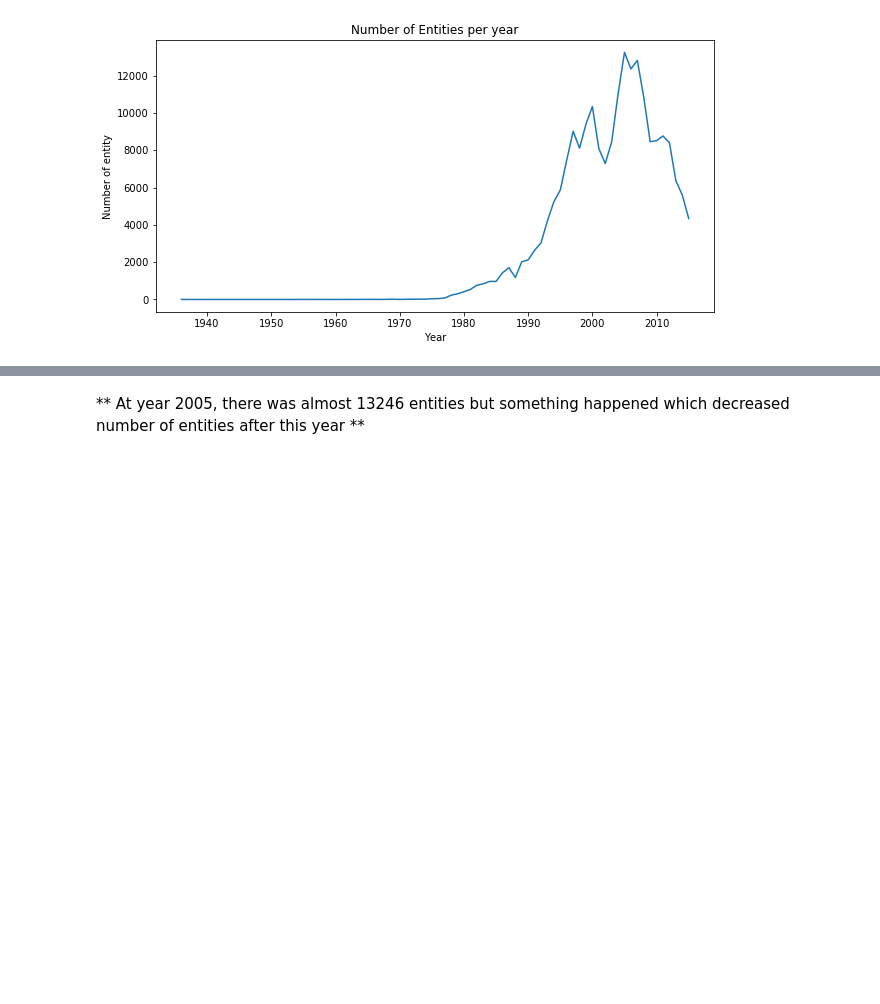
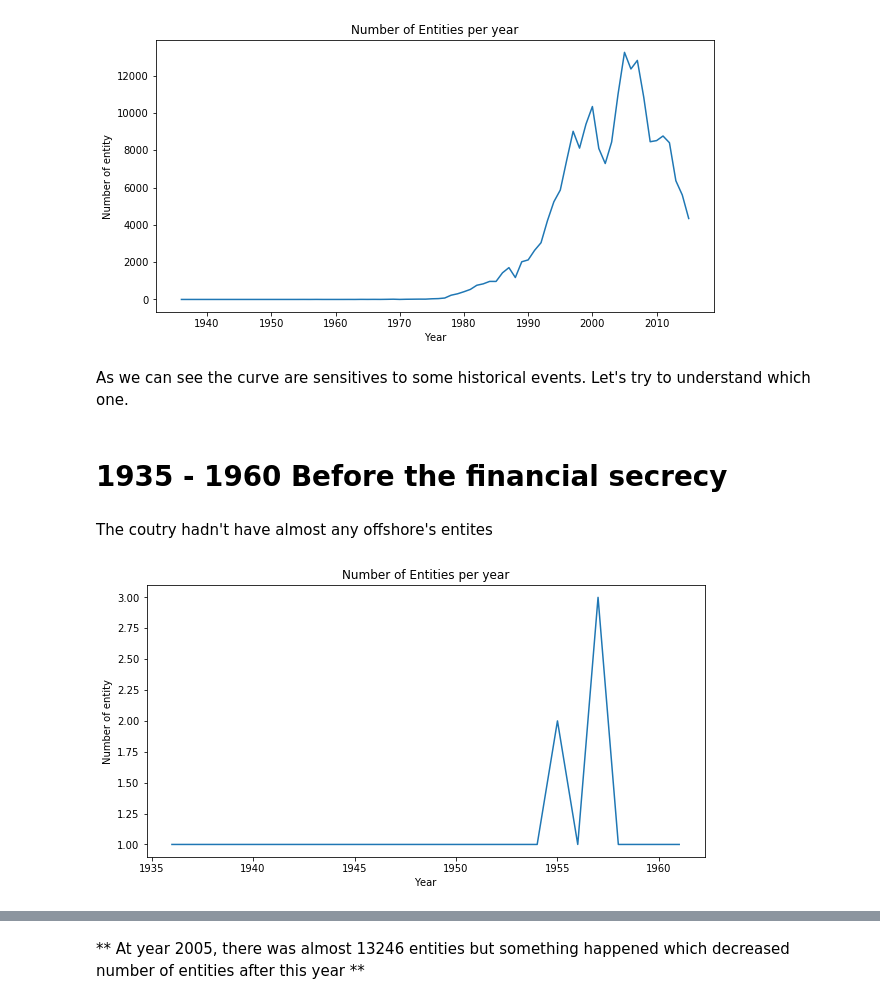
Before and after one commit to Roussaky/ada-EPFL, a Jupyter notebook: project/project.ipynb, the cells around one changed output, grey strips where cells are left out. Drawn from its saved outputs; the diff is of its cells as text; code cells hidden in the pictures; blank space fills up the shorter version.

```diff
--- a/project/project.ipynb
+++ b/project/project.ipynb
@@ -93,3 +93,18 @@ plt.title('Number of Entities per year')
 plt.show()
 # %% [output]
 [figure]
+# %% [markdown]
+As we can see the curve are sensitives to some historical events. Let's try to understand which one.
+# %% [markdown]
+# 1935 - 1960 Before the financial secrecy
+# %% [markdown]
+The coutry hadn't have almost any offshore's entites
+# %%
+plt.figure(figsize=(10,5))
+plt.plot(year['n.incorporation_date'].sort_index()[:10])
+plt.xlabel('Year')
+plt.ylabel('Number of entity')
+plt.title('Number of Entities per year')
+plt.show()
+# %% [output]
+[figure, added]
```
Also changed, not shown: parts of 16 cells of this notebook.
